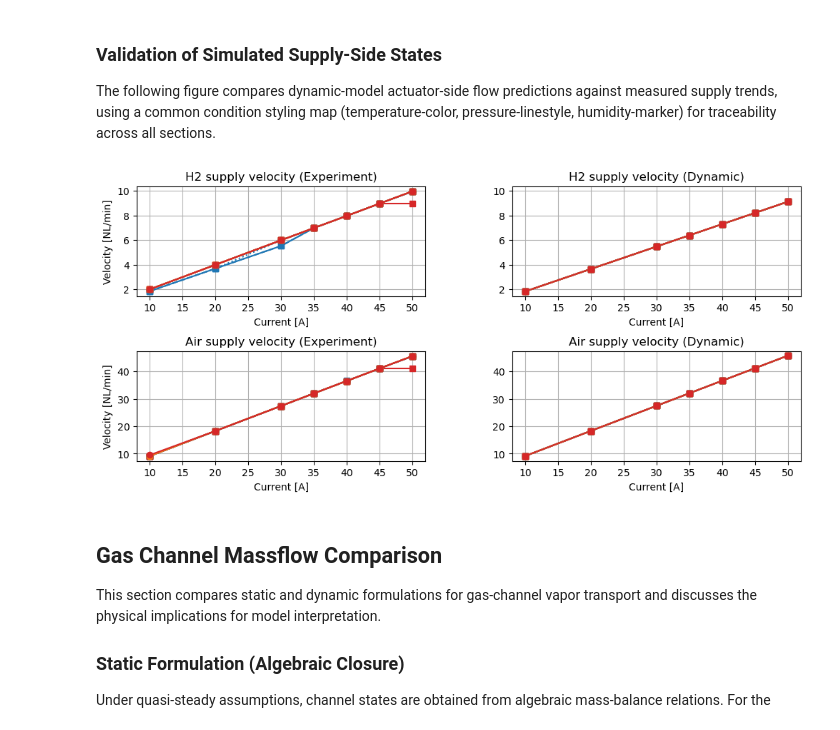
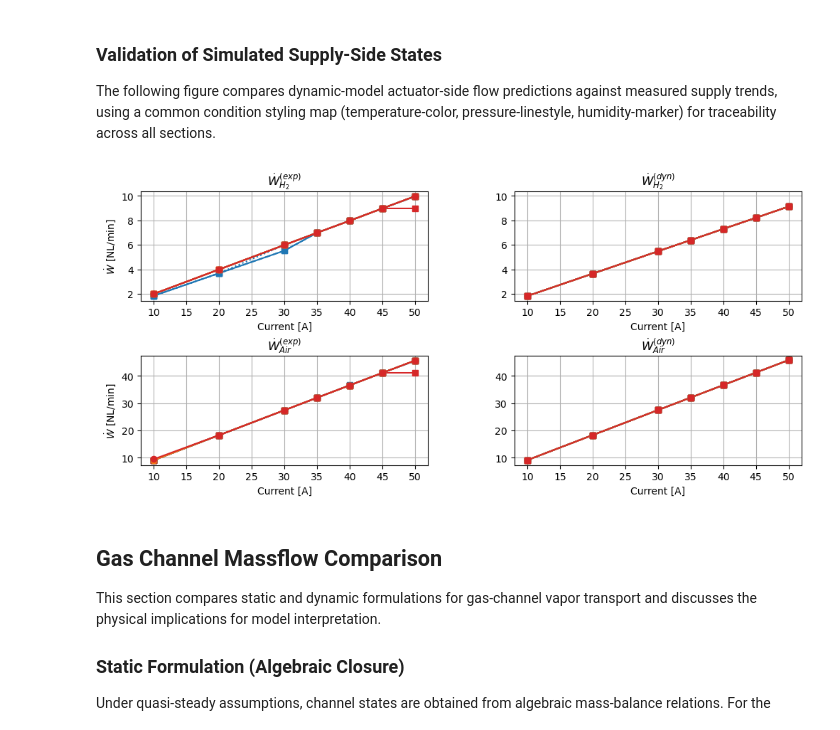
Before and after one commit to YuKwanH/DS-AlphaPEM, a Jupyter notebook: simulation/model/comparison/massflow.ipynb, the cells around one changed output. Drawn from its saved outputs; the diff is of its cells as text; code cells hidden in the pictures.

```diff
--- a/simulation/model/comparison/massflow.ipynb
+++ b/simulation/model/comparison/massflow.ipynb
@@ -93,8 +93,8 @@ for cond_key, cond_data in dyn_log_all.items():
         ax.plot(te["t"], te["C_v_cgc"], label=f"{cond_key}, I={I}A")
 
 ax.set_xlabel("Time [s]")
-ax.set_ylabel("C_v_cgc")
-ax.set_title("Time evolution of C_v_cgc — all conditions")
+ax.set_ylabel(r"$C_{v,cgc}$ [mol$\cdot$m$^{-3}$]")
+ax.set_title(r"Time evolution of $C_{v,cgc}$ — all conditions")
 ax.grid(True)
 fig.tight_layout()
 plt.show()
@@ -178,29 +178,29 @@ The following figure compares dynamic-model actuator-side flow predictions again
 # %%
 fig, axes = plt.subplots(nrows=2, ncols=2, figsize=(12, 5))
 fig.subplots_adjust(hspace=0.5, wspace=0.3)
 for key in aux_data_exp.keys():
     props = get_plot_properties(key)
     exp_states = aux_data_exp[key].get("states", {})
     axes[0, 0].plot(I_points,  exp_states["H2_FLOW"], color=props['color'], linestyle=props['linestyle'], marker=props['marker'])
     axes[1, 0].plot(I_points, exp_states["AIR_FLOW"], color=props['color'], linestyle=props['linestyle'], marker=props['marker'])
 for cond_key, cond_data in dyn_log_all.items():
     props = get_plot_properties(cond_key)
     states = cond_data["states"]
     Wcp_NLmin = np.array(states["Wcp"])/2.155e-5 # V_NLMIN * M_O2/(Vm_std*60)
     Wrd_NLmin = np.array(states["Wasm_in"])/1.499e-6 # V_NLMIN * M_H2/(Vm_std*60)
     axes[1, 1].plot(I_points, Wcp_NLmin, color=props['color'], linestyle=props['linestyle'], marker=props['marker'])
     axes[0, 1].plot(I_points, Wrd_NLmin, color=props['color'], linestyle=props['linestyle'], marker=props['marker'])
 
 axes[0, 1].set_ylim(axes[0, 0].get_ylim()); axes[0,1].grid(True)
 axes[1, 1].set_ylim(axes[1, 0].get_ylim()); axes[1,1].grid(True)
-axes[0, 0].set_ylabel("Velocity [NL/min]")
-axes[1, 0].set_ylabel("Velocity [NL/min]")
-axes[0, 0].set_title("H2 supply velocity (Experiment)"); axes[0, 0].set_xlabel("Current [A]"); axes[0, 0].grid(True)
-axes[0, 1].set_title("H2 supply velocity (Dynamic)"); axes[0, 1].set_xlabel("Current [A]"); axes[0, 1].grid(True)
-axes[1, 0].set_title("Air supply velocity (Experiment)"); axes[1, 0].set_xlabel("Current [A]"); axes[1, 0].grid(True)
-axes[1, 1].set_title("Air supply velocity (Dynamic)"); axes[1, 1].set_xlabel("Current [A]"); axes[1, 1].grid(True)
+axes[0, 0].set_ylabel(r"$\dot{W}$ [NL/min]")
+axes[1, 0].set_ylabel(r"$\dot{W}$ [NL/min]")
+axes[0, 0].set_title(r"$\dot{W}_{H_2}^{(exp)}$"); axes[0, 0].set_xlabel("Current [A]"); axes[0, 0].grid(True)
+axes[0, 1].set_title(r"$\dot{W}_{H_2}^{(dyn)}$"); axes[0, 1].set_xlabel("Current [A]"); axes[0, 1].grid(True)
+axes[1, 0].set_title(r"$\dot{W}_{Air}^{(exp)}$"); axes[1, 0].set_xlabel("Current [A]"); axes[1, 0].grid(True)
+axes[1, 1].set_title(r"$\dot{W}_{Air}^{(dyn)}$"); axes[1, 1].set_xlabel("Current [A]"); axes[1, 1].grid(True)
 # %% [output]
-[figure, old version]
+[figure, new version]
 # %% [markdown]
 ## Gas Channel Massflow Comparison
 
```
Also changed, not shown: parts of 8 cells of this notebook, 3 other files.
